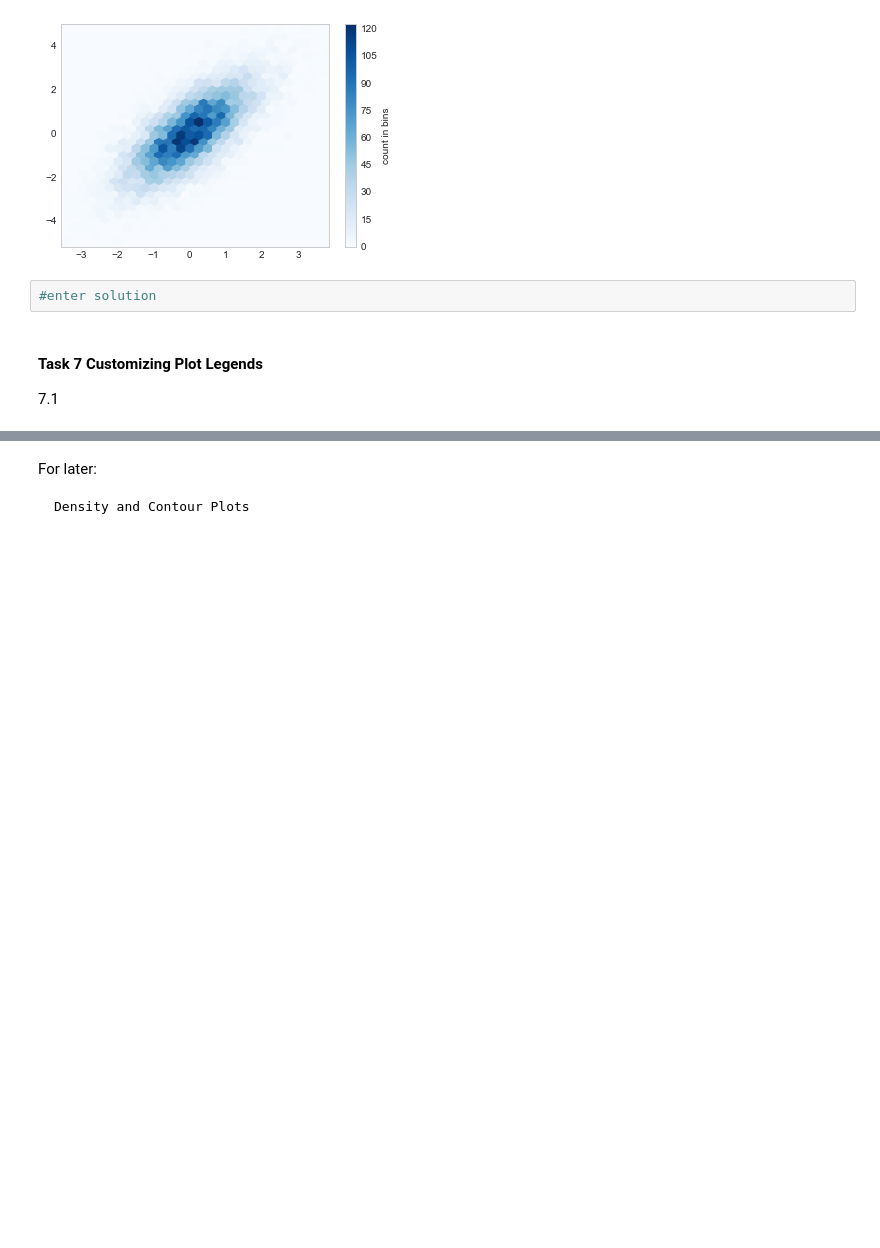
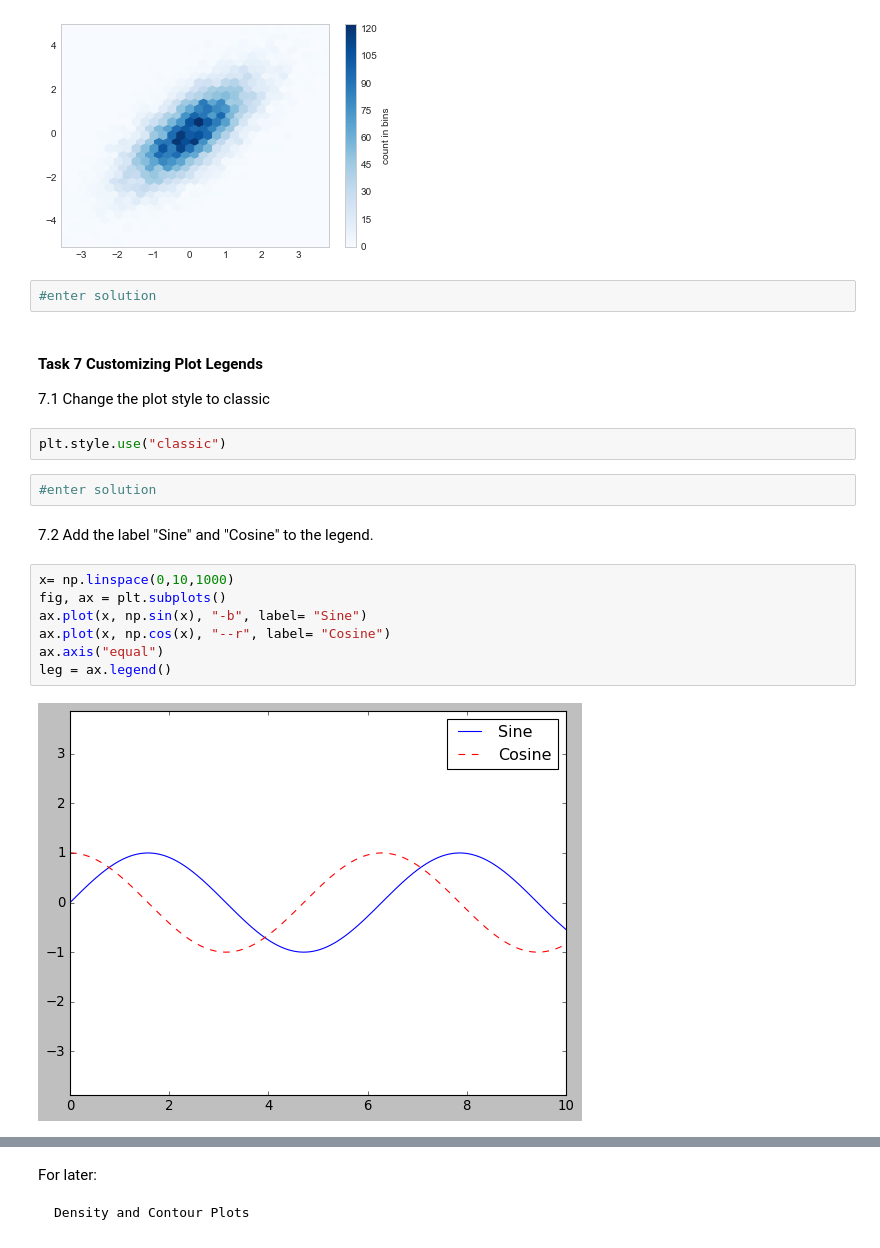
Before and after one commit to LeonvonGrebmer/Data_Science_Training_Books, a Jupyter notebook: Matplotlib_Training_Book_v_005.ipynb, the cells around one changed output, grey strips where cells are left out. Saved outputs shown, nothing was run; the diff lists cells and outputs as text; blank space fills up the shorter version.

```diff
--- a/Matplotlib_Training_Book_v_004.ipynb
+++ b/Matplotlib_Training_Book_v_005.ipynb
@@ -531,4 +531,19 @@ cb = plt.colorbar(label= "count in bins")
 # %% [markdown]
 #### Task 7 Customizing Plot Legends
 
-7.1
+7.1 Change the plot style to classic
+# %%
+plt.style.use("classic")
+# %%
+#enter solution
+# %% [markdown]
+7.2 Add the label "Sine" and "Cosine" to the legend.
+# %%
+x= np.linspace(0,10,1000)
+fig, ax = plt.subplots()
+ax.plot(x, np.sin(x), "-b", label= "Sine")
+ax.plot(x, np.cos(x), "--r", label= "Cosine")
+ax.axis("equal")
+leg = ax.legend()
+# %% [output]
+[figure, added]
```
Also changed, not shown: parts of 8 cells of this notebook.
